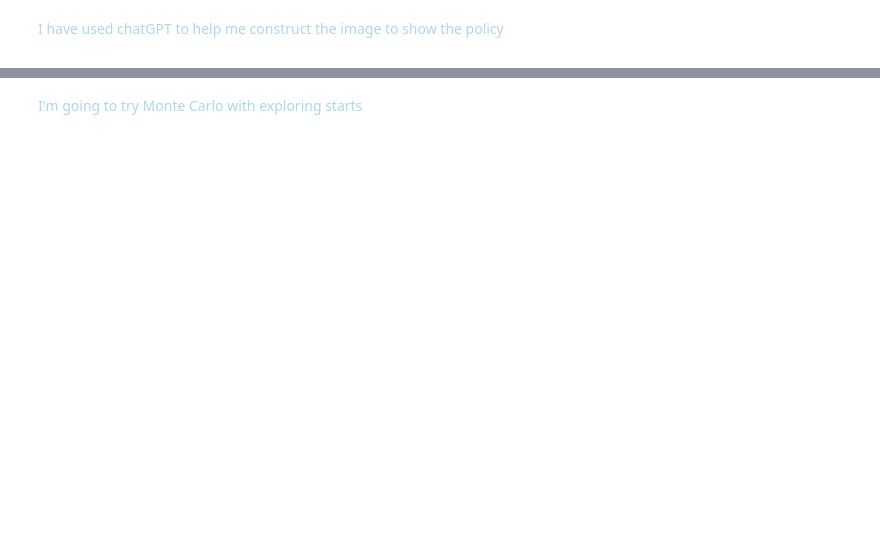
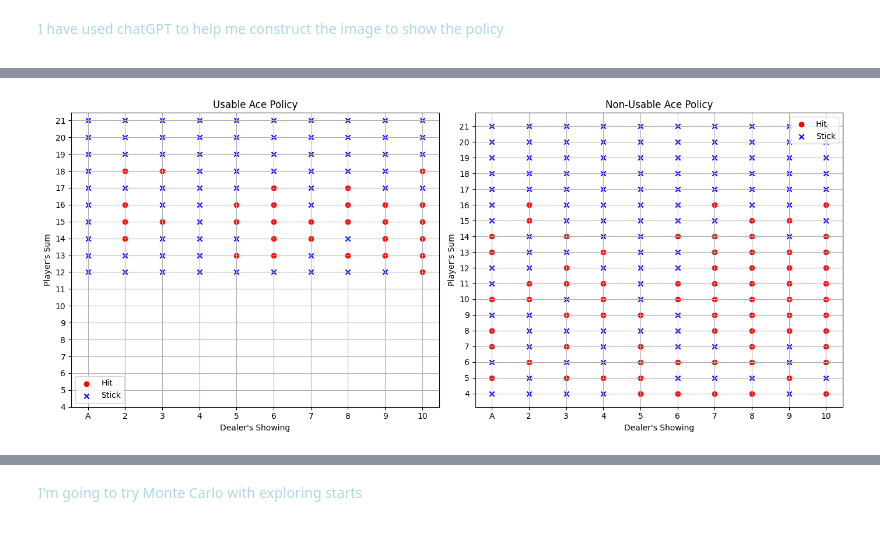
Before and after one commit to Martinacarretta/Paradigms_ML, a Jupyter notebook: practical LAB 1/PRA1_BlackJack.ipynb, the cells around one changed output, grey strips where cells are left out. Saved outputs shown, nothing was run; the diff lists cells and outputs as text; code cells hidden in the pictures; blank space fills up the shorter version.

```diff
--- a/practical LAB 1/PRA1_BlackJack.ipynb
+++ b/practical LAB 1/PRA1_BlackJack.ipynb
@@ -435,0 +524,4 @@ Number of games: 100000, discount: 1, epsilon: 0.9
+# %%
+plot_policy(Q, policy)
+# %% [output]
+[figure, added]
```
Also changed, not shown: parts of 12 cells of this notebook.
